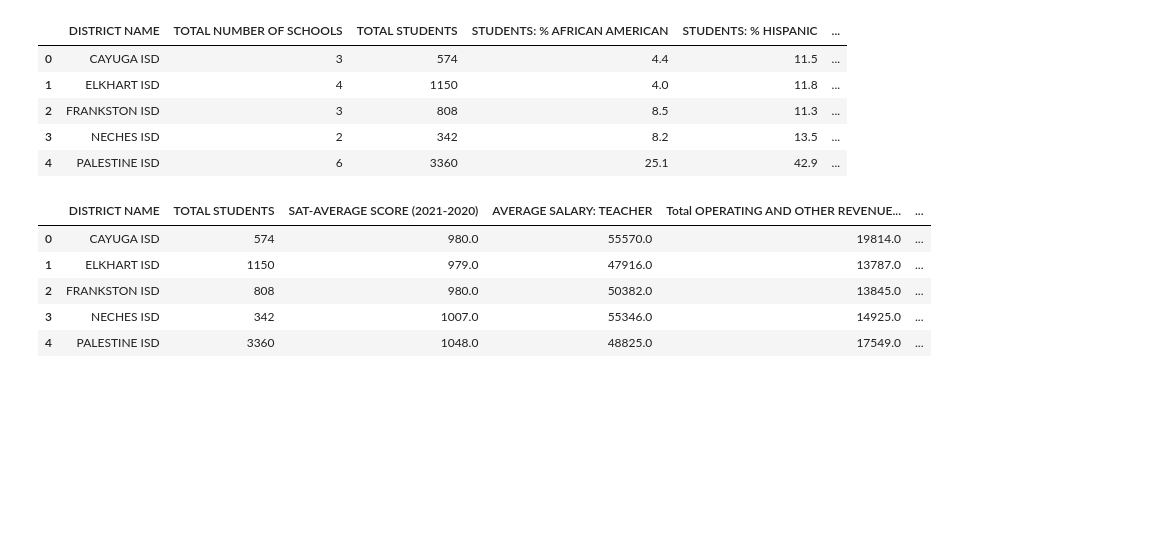
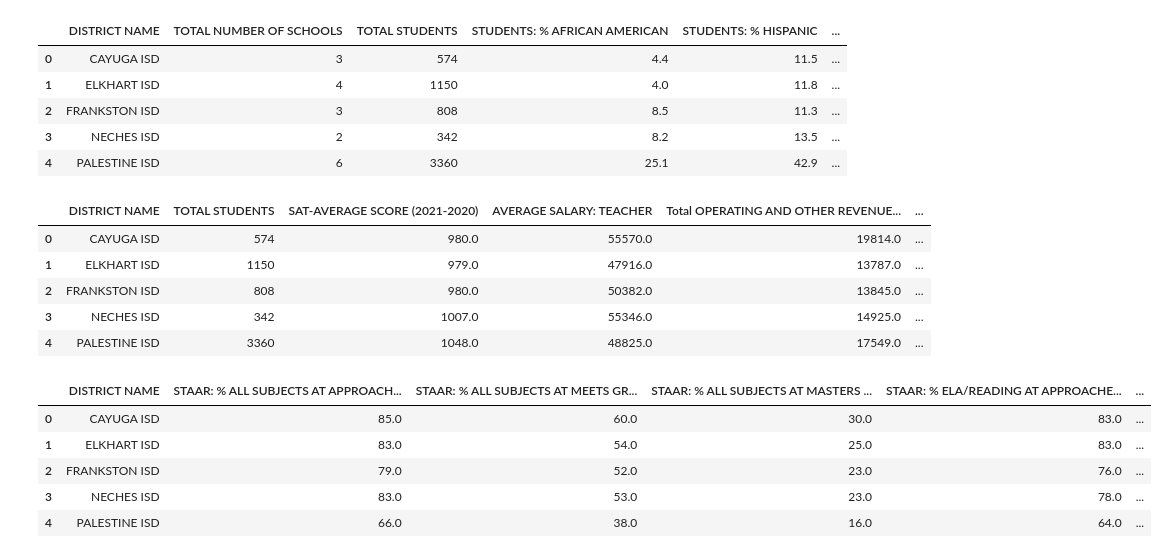
Before and after one commit to Amarilli/Texas-Education-and-Accountability-Rating-a-Machine-Learning-Model, a Jupyter notebook: DB.ipynb, the cells around one changed output. Drawn from its saved outputs; the diff is of its cells as text; code cells hidden in the pictures; blank space fills up the shorter version.

Commit message:
added staar19_20

```diff
--- a/DB.ipynb
+++ b/DB.ipynb
@@ -138,3 +137,18 @@ satscores20_21_df.head()
 | 2 | FRANKSTON ISD | 808 | 980.0 | 50382.0 | 13845.0 | ... |
 | 3 | NECHES ISD | 342 | 1007.0 | 55346.0 | 14925.0 | ... |
 | 4 | PALESTINE ISD | 3360 | 1048.0 | 48825.0 | 17549.0 | ... |
+# %%
+collection = db["staar19_20"]
+# %%
+staar19_20df = pd.DataFrame(list(collection.find()))
+
+staar19_20df.drop(columns=['_id'], inplace=True, errors='ignore')
+
+staar19_20df.head()
+# %% [output]
+|  | DISTRICT NAME | STAAR: % ALL SUBJECTS AT APPROACH... | STAAR: % ALL SUBJECTS AT MEETS GR... | STAAR: % ALL SUBJECTS AT MASTERS ... | STAAR: % ELA/READING AT APPROACHE... | ... |
+| 0 | CAYUGA ISD | 85.0 | 60.0 | 30.0 | 83.0 | ... |
+| 1 | ELKHART ISD | 83.0 | 54.0 | 25.0 | 83.0 | ... |
+| 2 | FRANKSTON ISD | 79.0 | 52.0 | 23.0 | 76.0 | ... |
+| 3 | NECHES ISD | 83.0 | 53.0 | 23.0 | 78.0 | ... |
+| 4 | PALESTINE ISD | 66.0 | 38.0 | 16.0 | 64.0 | ... |
```
Also changed, not shown: parts of 2 cells of this notebook.
